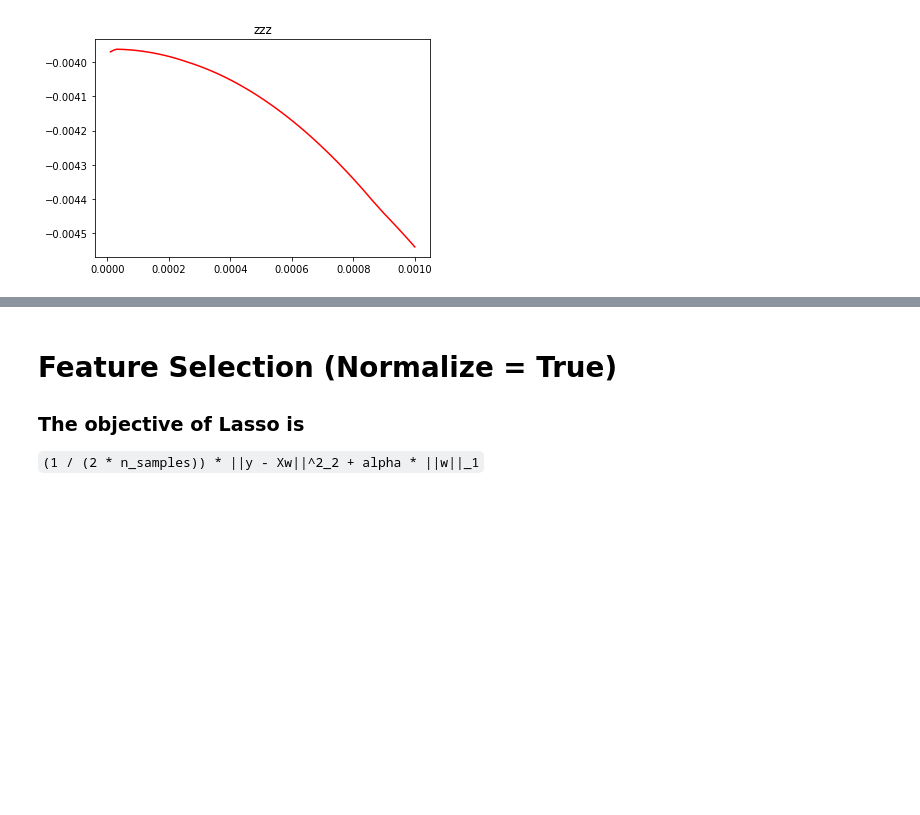
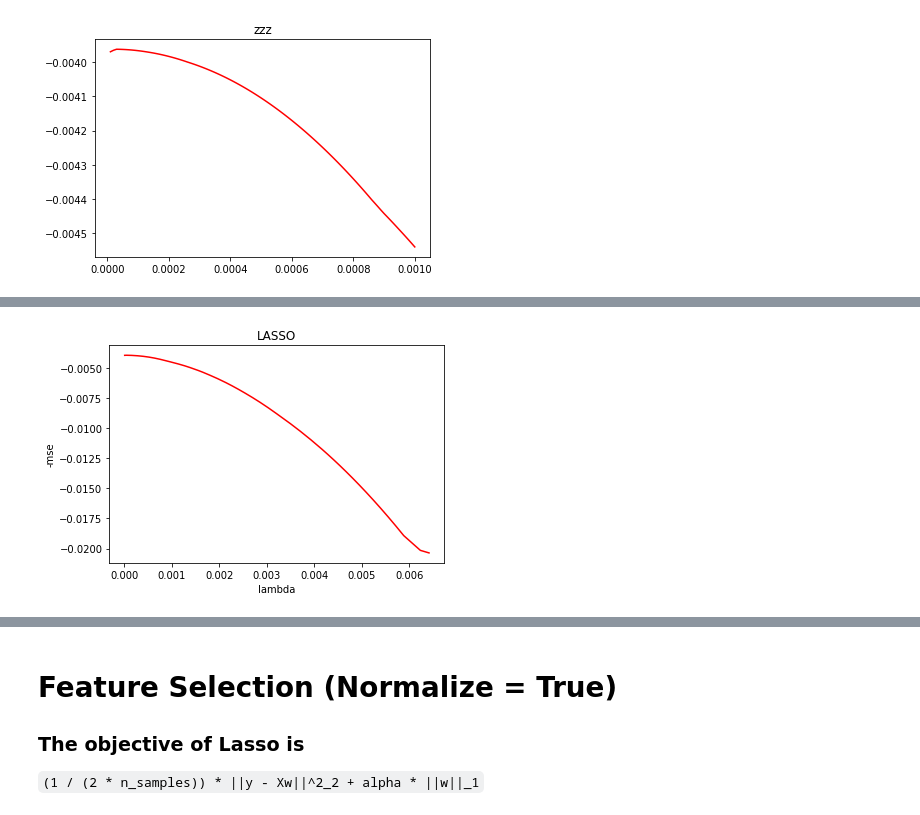
Before and after one commit to kimjungwow/MAS480-Mathematical-Foundation-for-Artifical-Intelligence, a Jupyter notebook: graduateAdmission.ipynb, the cells around one changed output, grey strips where cells are left out. Drawn from its saved outputs; the diff is of its cells as text; code cells hidden in the pictures; blank space fills up the shorter version.

Commit message:
Testing feature selection

```diff
--- a/graduateAdmission.ipynb
+++ b/graduateAdmission.ipynb
@@ -112,0 +129,92 @@ GRE Score
+# %%
+df_train_drop = df_train_ori.drop('ChanceofAdmit',1)
+X = df_train_drop.values
+y = df_train_ori.ChanceofAdmit.values
+colnames = df_train_drop.columns
+kf = KFold(n_splits=5)
+alphas = np.logspace(-5, 0, 200)
+#alpha_value=0.00001
+max_score=-1
+max_score_alpha=0
+alpha_valueArr = np.array([])
+scoreArr = np.array([])
+index=0
+result_coef = np.ndarray(shape=(df_train_drop.shape[1],700), dtype=float)
+alphas = np.logspace(-5, 0, 400)
+featureArr = np.ones((df_train_drop.shape[1],1))
+for alpha_value in alphas:
+#while alpha_value<1:
+
+    clf = Lasso(alpha=alpha_value,normalize=True)
+    #clf = Ridge(alpha=alpha_value,normalize=True)
+
+
+
+    cv_result=cross_validate(clf,X,y,scoring='neg_mean_squared_error',cv=kf, return_estimator=True)
+    scores = cv_result['test_score']
+
+
+    if max_score<np.mean(scores):
+        max_score=np.mean(scores)
+        max_score_alpha=alpha_value
+    alpha_valueArr = np.concatenate((alpha_valueArr, np.array([alpha_value])), axis=0)
+    scoreArr = np.concatenate((scoreArr, np.array([np.mean(scores)])), axis=0)
+
+    #round(alpha_value,5)
+
+
+    cv_result_es=cv_result['estimator']
+    itercoef=((np.array(cv_result_es[0].coef_))+(np.array(cv_result_es[1].coef_))+(np.array(cv_result_es[2].coef_))+(np.array(cv_result_es[3].coef_))+(np.array(cv_result_es[4].coef_)))/5
+
+    for i in range(7):
+        result_coef[i][index]=itercoef[i]
+        if itercoef[i]!=0:
+            featureArr[i]=alpha_value
+
+
+
+    #alpha_value += 0.00001
+    index+=1
+
+    if np.max(itercoef)==0:
+        break
+
+print('max: ',max_score, max_score_alpha)
+print(np.array(result_coef).shape)
+
+clf = LinearRegression()
+scores=cross_val_score(clf,X,y,cv=kf)
+print(np.mean(scores))
+print(colnames[0])
+#print(alpha_valueArr.size, alpha_valueArr)
+import sys
+#np.set_printoptions(threshold=sys.maxsize)
+#print(scoreArr.size, scoreArr)
+
+#for x in range(df_train_drop.shape[1]):
+ #   plt.plot(lambdaArr[firstNonZeroIndex:lastIndex],lassoCoefArr[x][firstNonZeroIndex:lastIndex],colors[x], label=colnames[x])
+plt.title('LASSO')
+plt.xlabel('lambda')
+plt.ylabel('-mse')
+print(alpha_valueArr.shape[0],scoreArr.shape)
+plt.plot(alpha_valueArr[0:(alpha_valueArr.shape[0])],scoreArr[0:(alpha_valueArr.shape[0])],'r')
+print(np.argmax(scoreArr))
+plt.show()
+print(alpha_valueArr.shape)
+#################
+
+plt.title('LASSO Feature Selection')
+plt.xlabel('lambda')
+plt.ylabel('coefficient')
+colors = ['tab:blue', 'tab:orange', 'tab:green','tab:red','tab:purple','tab:brown','tab:pink','tab:gray','tab:olive','tab:cyan','b', 'g', 'r', 'c', 'm', 'y', 'k']
+for x in range(df_train_drop.shape[1]):
+    plt.plot(alpha_valueArr[0:(alpha_valueArr.shape[0])],result_coef[x][0:(alpha_valueArr.shape[0])],colors[x], label=colnames[x])
+
+plt.legend()
+plt.margins(0.00001)
+#plt.ylim(0,np.mean(lasso.coef_))
+plt.show()
+
+for x in range(df_train_drop.shape[1]):
+    print('Maximum alpha where',colnames[x],' coefficient is nonzero : ',featureArr[x])
+# %% [output]
@@ -112,0 +227 @@ GRE Score
+[figure, added]
```
Also changed, not shown: parts of 6 cells of this notebook.
